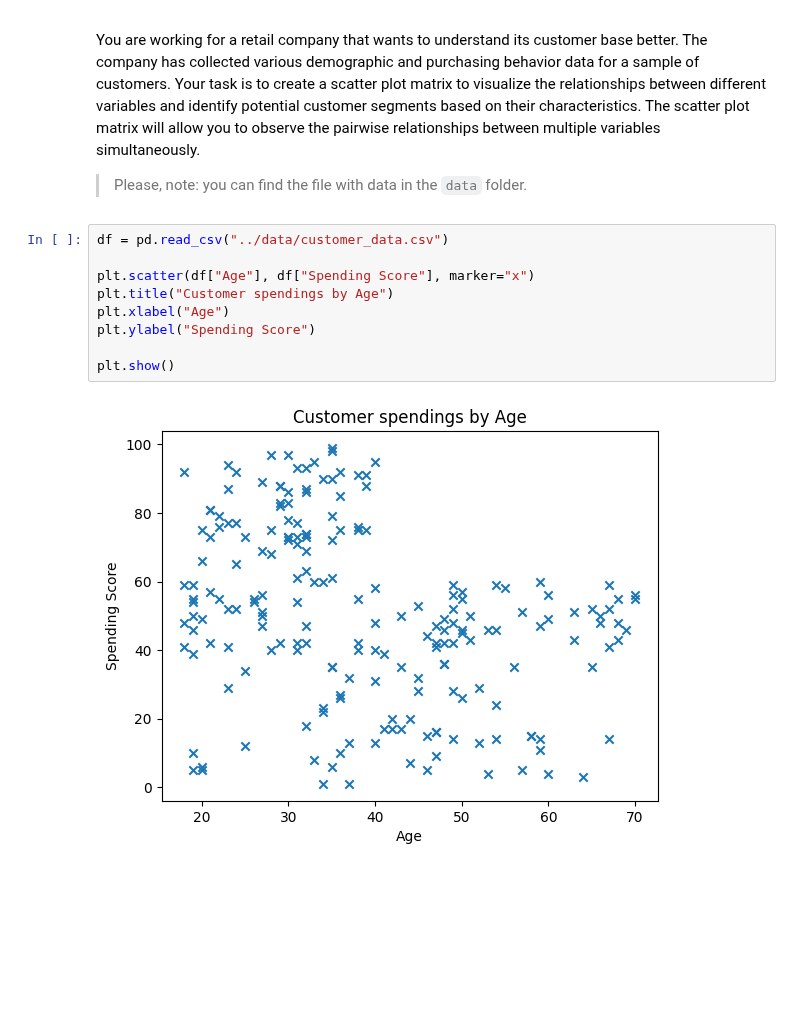
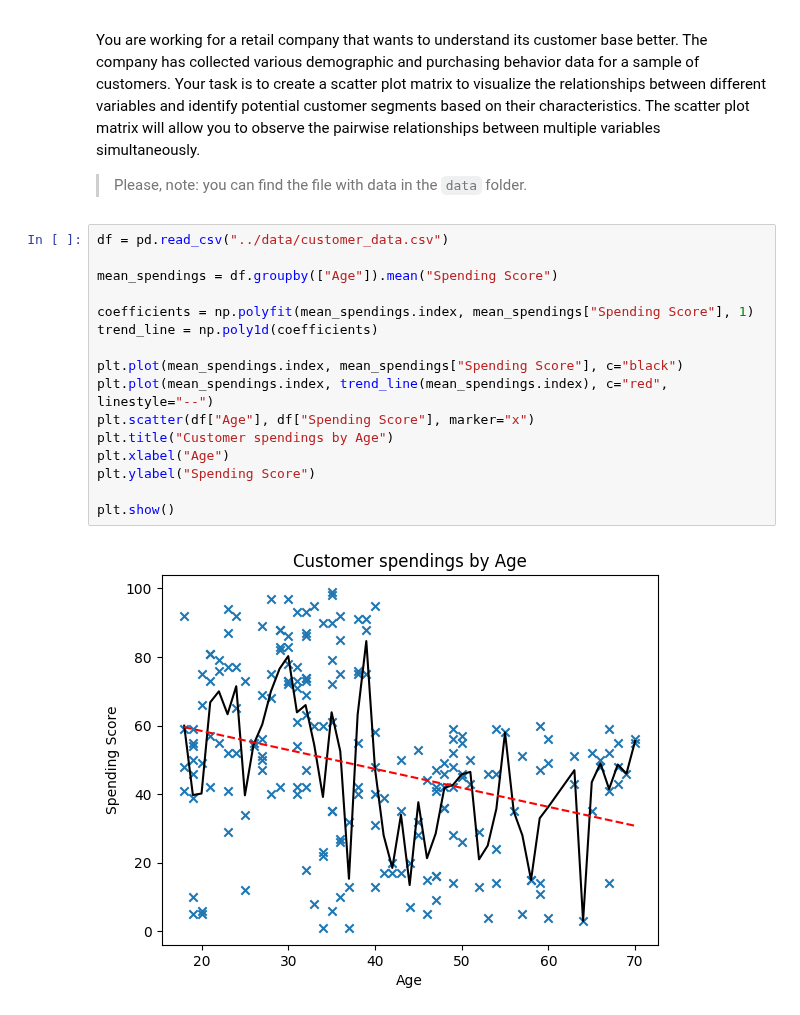
Before and after one commit to mate-academy/py-matplotlib, a Jupyter notebook: app/matplotlib.ipynb, the cells around one changed output. Drawn from its saved outputs; the diff is of its cells as text; blank space fills up the shorter version.

Commit message:
Fixed notebook preview, added trend line and mean spendings for the last task

```diff
--- a/app/matplotlib.ipynb
+++ b/app/matplotlib.ipynb
@@ -206,11 +204,18 @@ You are working for a retail company that wants to understand its customer base
 # %%
 df = pd.read_csv("../data/customer_data.csv")
 
+mean_spendings = df.groupby(["Age"]).mean("Spending Score")
+
+coefficients = np.polyfit(mean_spendings.index, mean_spendings["Spending Score"], 1)
+trend_line = np.poly1d(coefficients)
+
+plt.plot(mean_spendings.index, mean_spendings["Spending Score"], c="black")
+plt.plot(mean_spendings.index, trend_line(mean_spendings.index), c="red", linestyle="--")
 plt.scatter(df["Age"], df["Spending Score"], marker="x")
 plt.title("Customer spendings by Age")
 plt.xlabel("Age")
 plt.ylabel("Spending Score")
 
 plt.show()
 # %% [output]
-[figure, old version]
+[figure, new version]
```
Also changed, not shown: parts of 3 cells of this notebook.
